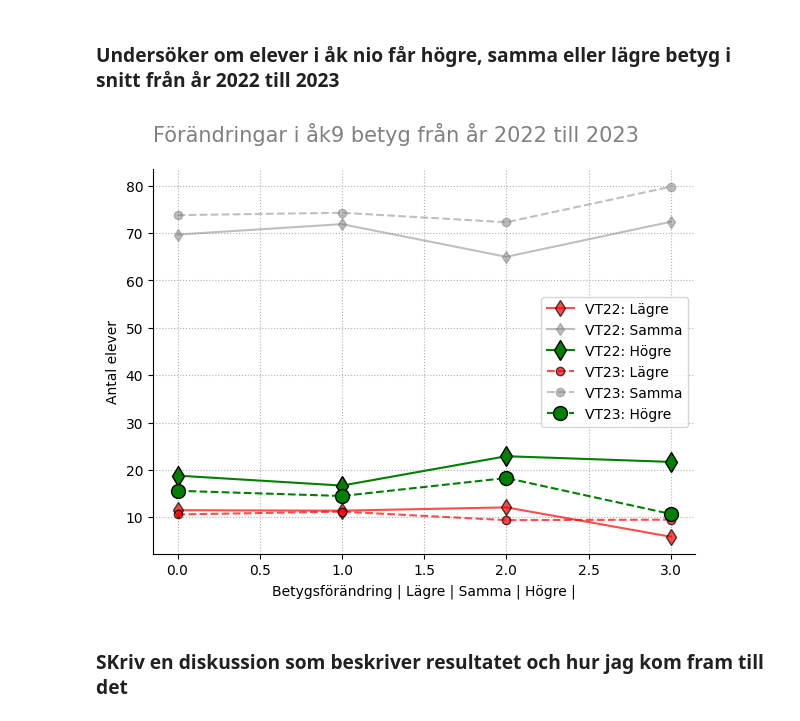
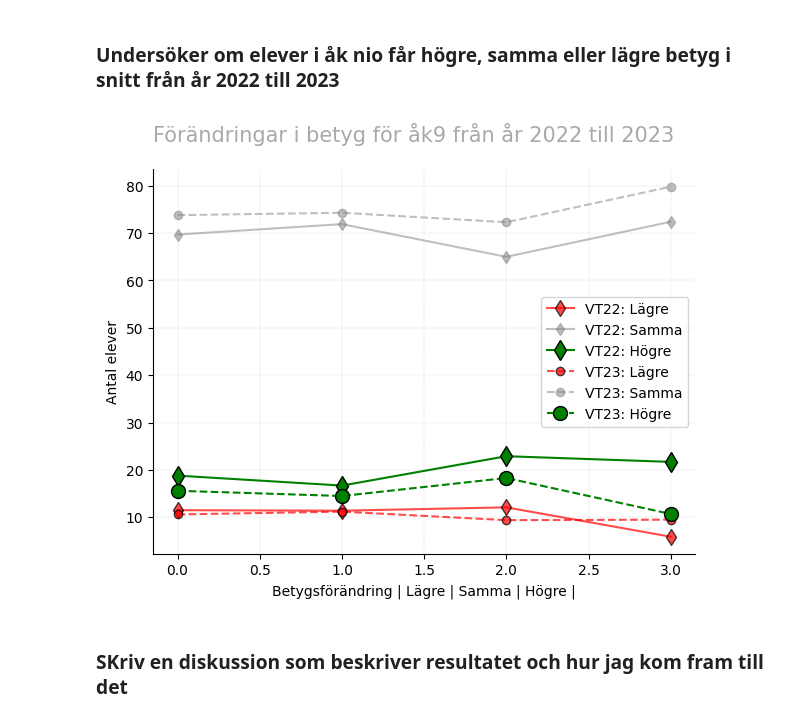
Before and after one commit to SandraAnder/Python-Sandra-Andersson-OPA23, a Jupyter notebook: Labb2/Laboration2_.ipynb, the cells around one changed output. Drawn from its saved outputs; the diff is of its cells as text; code cells hidden in the pictures.

```diff
--- a/Labb2/Laboration2_.ipynb
+++ b/Labb2/Laboration2_.ipynb
@@ -832,33 +843,33 @@ grades_B_np = np.arange(len(grades_B))
 # Checks the grade from tabel A to check value of lower, same and higher grader from VT22
 grade_low_A = (grades_A["Andel lägre"])
 grade_same_A = (grades_A["Andel lika"])
 grade_high_A = (grades_A["Andel högre"])
 
 # Checks the grade from tabel B to check value of lower, same and higher grader from VT23
 grade_low_B = (grades_B["Andel lägre"])
 grade_same_B = (grades_B["Andel lika"])
 grade_high_B = (grades_B["Andel högre"])
 
 fig, ax = plt.subplots(figsize=(7, 5))
 
 ax.plot(grades_A_np, grade_low_A, label="VT22: Lägre", marker="d", ms=8, color="r", mec = "black", alpha=0.7)
 ax.plot(grades_A_np, grade_same_A, label="VT22: Samma", marker="d", color="gray", alpha=0.5)
 ax.plot(grades_A_np, grade_high_A, label="VT22: Högre", marker="d", ms=10, color="g", mec = "black")
 
 ax.plot(grades_B_np, grade_low_B, label="VT23: Lägre", marker="o", ls="--", color="r", mec = "black", alpha=0.7)
 ax.plot(grades_B_np, grade_same_B, label="VT23: Samma", marker="o", ls="--", color="gray", alpha=0.5)
 ax.plot(grades_B_np, grade_high_B, label="VT23: Högre", marker="o", ms=10, ls="--", color="g", mec = "black")
 
-plt.title("Förändringar i åk9 betyg från år 2022 till 2023", pad=20, size=15, color="gray", loc="left")
+plt.title("Förändringar i betyg för åk9 från år 2022 till 2023", pad=20, size=15, color="Darkgray", loc="left")
 plt.xlabel("Betygsförändring | Lägre | Samma | Högre |")
 plt.ylabel("Antal elever")
 
-plt.grid(ls = ':', linewidth = 0.8)
+plt.grid(ls = ':', linewidth = 0.3)
 plt.legend()
 
 ax.spines["top"].set_visible(False)
 ax.spines["right"].set_visible(False)
 
 plt.show()
 # %% [output]
-[figure, old version]
+[figure, new version]
```
Also changed, not shown: parts of 7 cells of this notebook, 1 other file.
